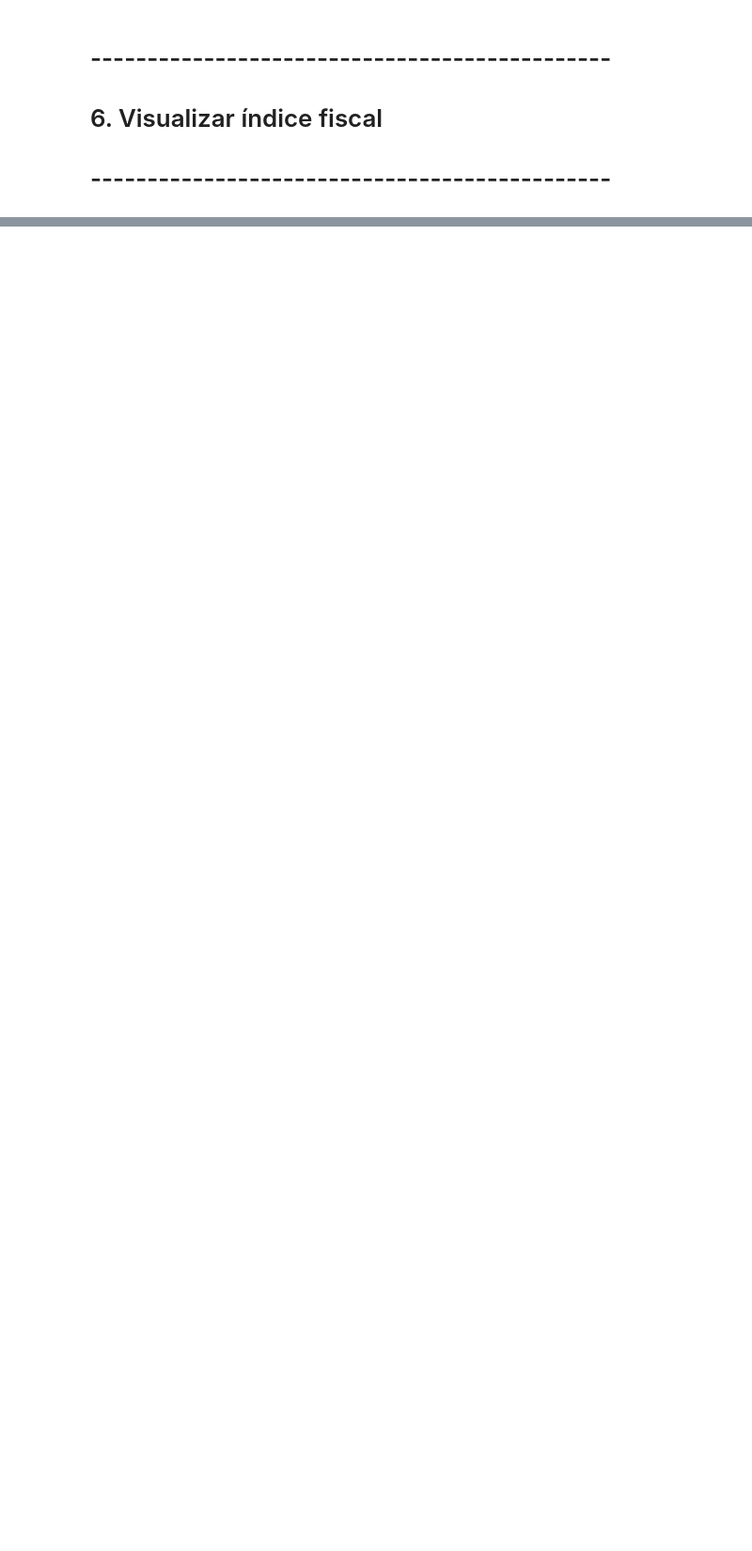
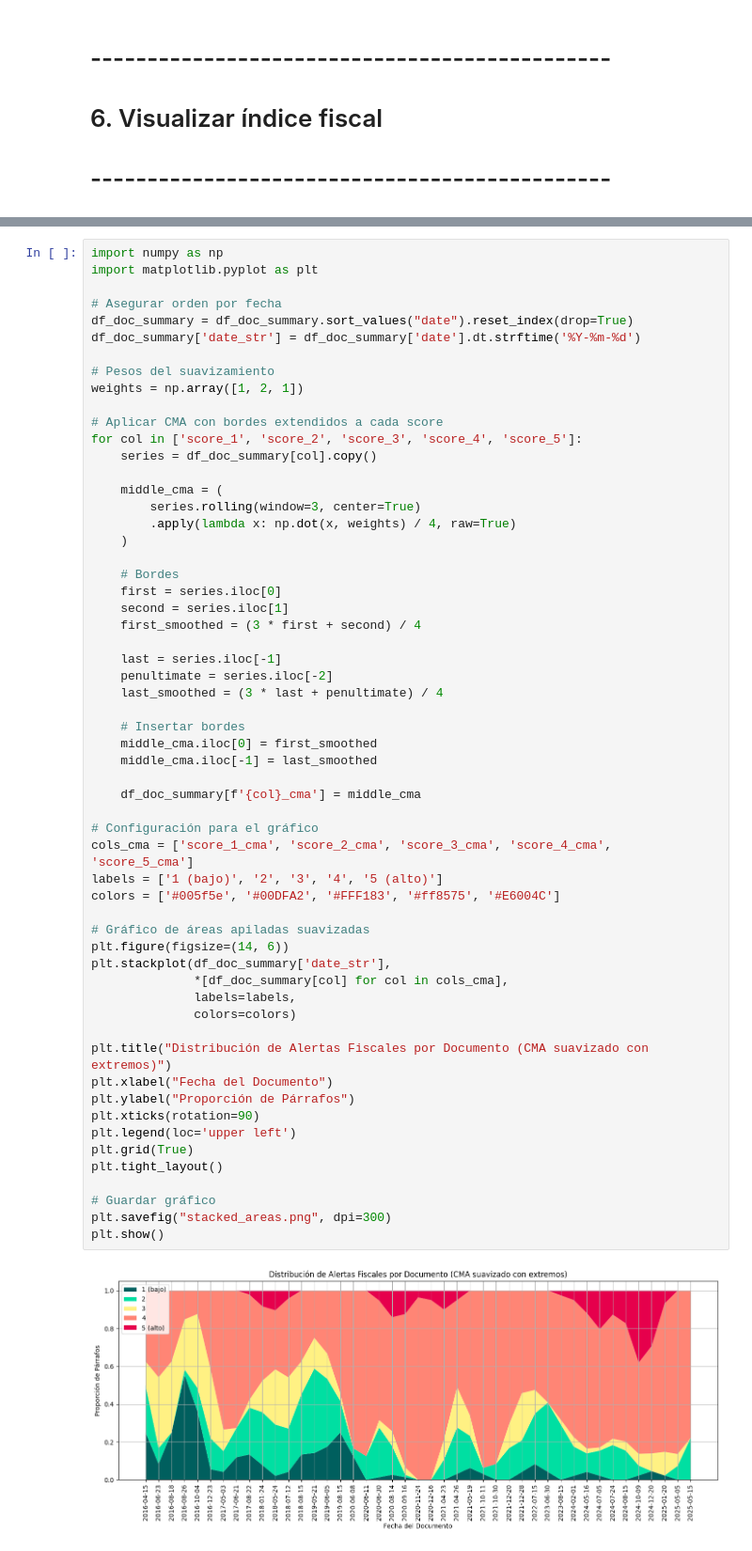
Before and after one commit to JasonCruz18/fiscal_tone, a Jupyter notebook: llm.ipynb, the cells around one changed output, grey strips where cells are left out. Shown at 94% size. Cells and saved outputs as stored; diff of their text form; blank space fills up the shorter version.

Commit message:
Gnerated plots

```diff
--- a/llm.ipynb
+++ b/llm.ipynb
@@ -771,0 +449,60 @@ plt.show()
+# %%
+import numpy as np
+import matplotlib.pyplot as plt
+
+# Asegurar orden por fecha
+df_doc_summary = df_doc_summary.sort_values("date").reset_index(drop=True)
+df_doc_summary['date_str'] = df_doc_summary['date'].dt.strftime('%Y-%m-%d')
+
+# Pesos del suavizamiento
+weights = np.array([1, 2, 1])
+
+# Aplicar CMA con bordes extendidos a cada score
+for col in ['score_1', 'score_2', 'score_3', 'score_4', 'score_5']:
+    series = df_doc_summary[col].copy()
+
+    middle_cma = (
+        series.rolling(window=3, center=True)
+        .apply(lambda x: np.dot(x, weights) / 4, raw=True)
+    )
+
+    # Bordes
+    first = series.iloc[0]
+    second = series.iloc[1]
+    first_smoothed = (3 * first + second) / 4
+
+    last = series.iloc[-1]
+    penultimate = series.iloc[-2]
+    last_smoothed = (3 * last + penultimate) / 4
+
+    # Insertar bordes
+    middle_cma.iloc[0] = first_smoothed
+    middle_cma.iloc[-1] = last_smoothed
+
+    df_doc_summary[f'{col}_cma'] = middle_cma
+
+# Configuración para el gráfico
+cols_cma = ['score_1_cma', 'score_2_cma', 'score_3_cma', 'score_4_cma', 'score_5_cma']
+labels = ['1 (bajo)', '2', '3', '4', '5 (alto)']
+colors = ['#005f5e', '#00DFA2', '#FFF183', '#ff8575', '#E6004C']
+
+# Gráfico de áreas apiladas suavizadas
+plt.figure(figsize=(14, 6))
+plt.stackplot(df_doc_summary['date_str'],
+              *[df_doc_summary[col] for col in cols_cma],
+              labels=labels,
+              colors=colors)
+
+plt.title("Distribución de Alertas Fiscales por Documento (CMA suavizado con extremos)")
+plt.xlabel("Fecha del Documento")
+plt.ylabel("Proporción de Párrafos")
+plt.xticks(rotation=90)
+plt.legend(loc='upper left')
+plt.grid(True)
+plt.tight_layout()
+
+# Guardar gráfico
+plt.savefig("stacked_areas.png", dpi=300)
+plt.show()
+# %% [output]
+[figure, added]
```
Also changed, not shown: parts of 51 cells of this notebook, 1 other file.
